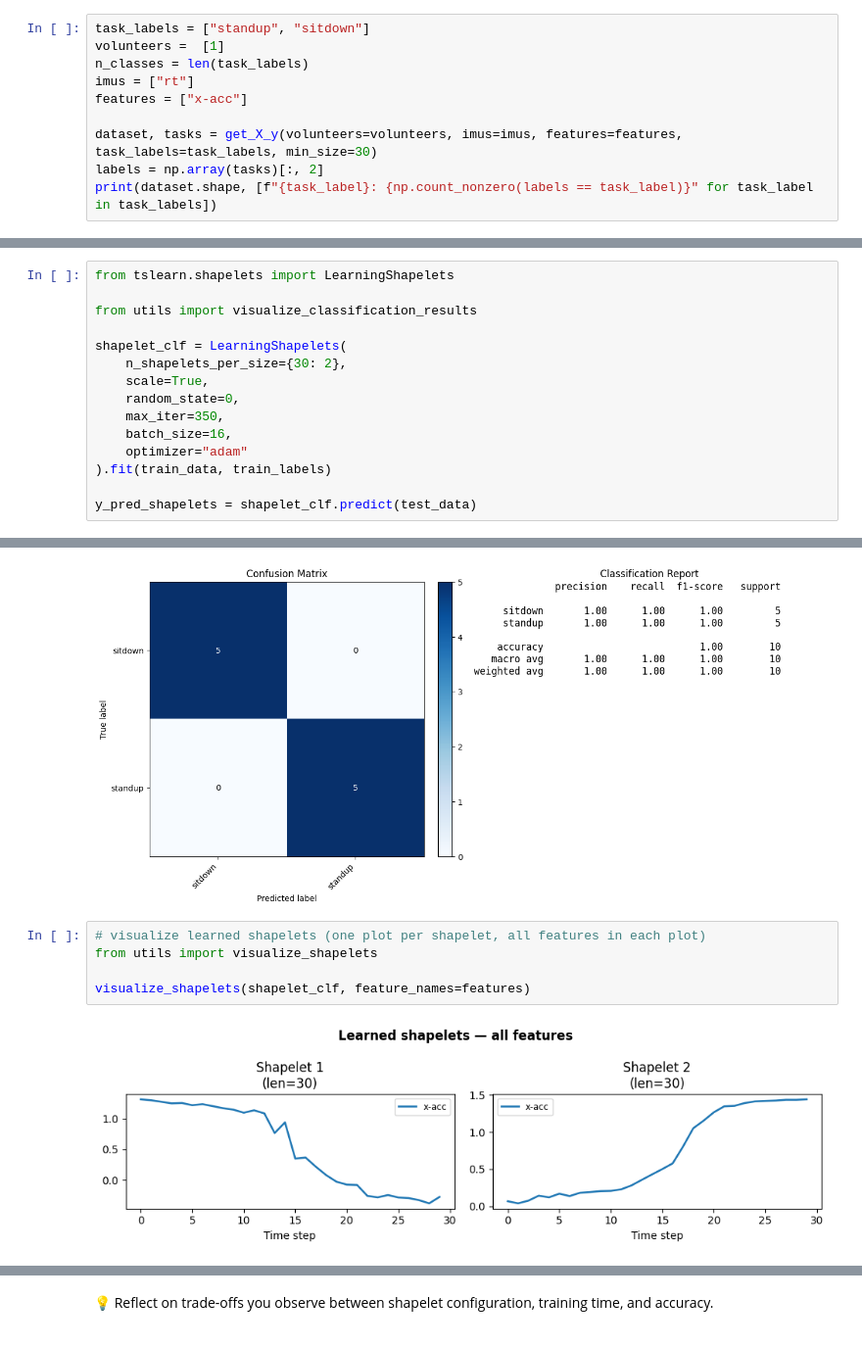
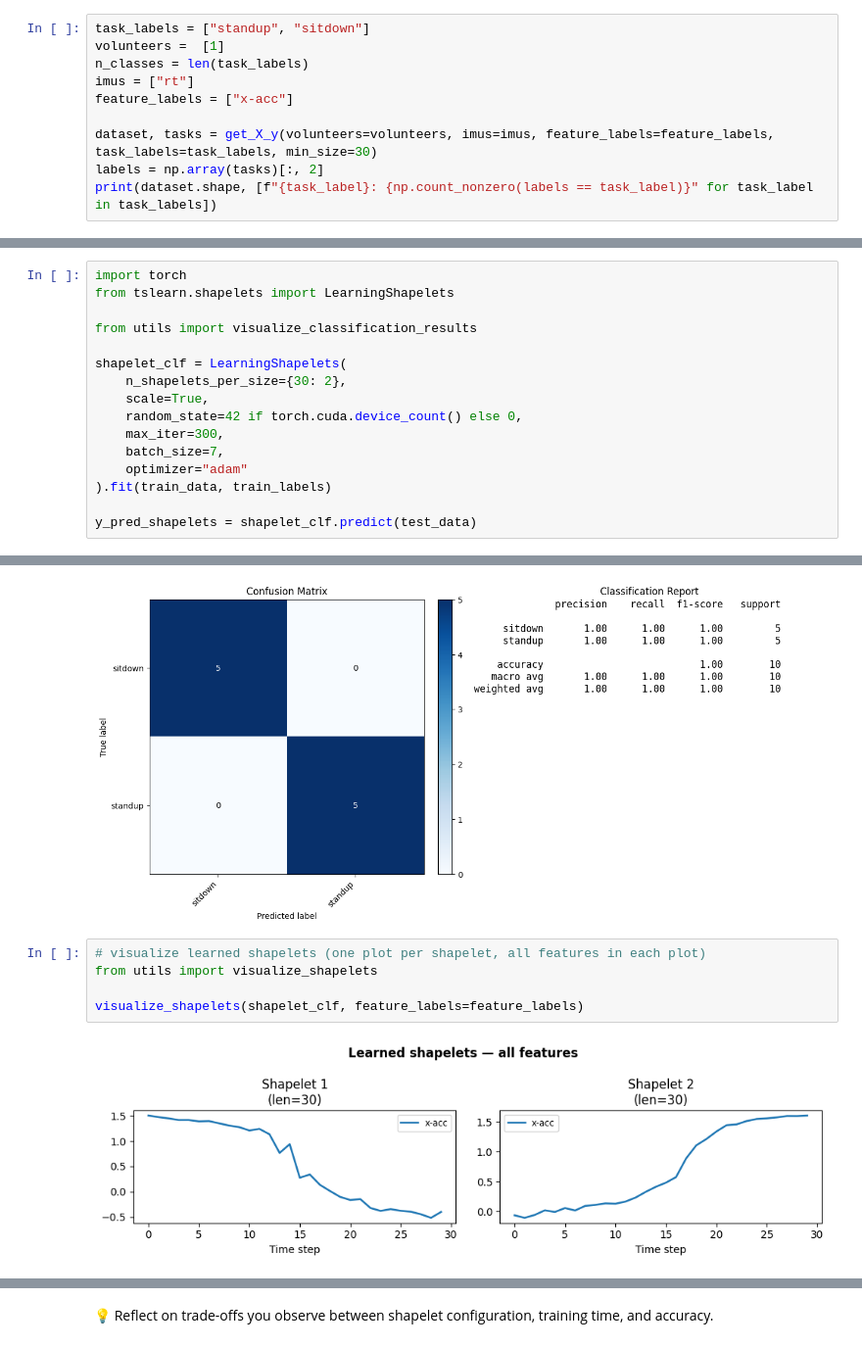
Before and after one commit to ia-p16/tslearn-workshop-2026, a Jupyter notebook: workshop_full.ipynb, the cells around one changed output, grey strips where cells are left out. Shown at 98% size. Drawn from its saved outputs; the diff is of its cells as text.

```diff
--- a/workshop_full.ipynb
+++ b/workshop_full.ipynb
@@ -375,9 +415,9 @@ task_labels = ["standup", "sitdown"]
 volunteers =  [1]
 n_classes = len(task_labels)
 imus = ["rt"]
-features = ["x-acc"]
+feature_labels = ["x-acc"]
 
-dataset, tasks = get_X_y(volunteers=volunteers, imus=imus, features=features, task_labels=task_labels, min_size=30)
+dataset, tasks = get_X_y(volunteers=volunteers, imus=imus, feature_labels=feature_labels, task_labels=task_labels, min_size=30)
 labels = np.array(tasks)[:, 2]
 print(dataset.shape, [f"{task_label}: {np.count_nonzero(labels == task_label)}" for task_label in task_labels])
 # %% [output]
@@ -417,4 +457,5 @@ Shorter shapelets capture brief, distinctive motions, longer shapelets capture e
 # %%
+import torch
 from tslearn.shapelets import LearningShapelets
 
 from utils import visualize_classification_results
@@ -422,9 +463,9 @@ from utils import visualize_classification_results
 shapelet_clf = LearningShapelets(
     n_shapelets_per_size={30: 2},
     scale=True,
-    random_state=0,
-    max_iter=350,
-    batch_size=16,
+    random_state=42 if torch.cuda.device_count() else 0,
+    max_iter=300,
+    batch_size=7,
     optimizer="adam"
 ).fit(train_data, train_labels)
 
@@ -436,10 +477,10 @@ visualize_classification_results(shapelet_clf, test_labels, y_pred_shapelets)
 # %%
 # visualize learned shapelets (one plot per shapelet, all features in each plot)
 from utils import visualize_shapelets
 
-visualize_shapelets(shapelet_clf, feature_names=features)
+visualize_shapelets(shapelet_clf, feature_labels=feature_labels)
 # %% [output]
-[figure, old version]
+[figure, new version]
 # %%
 from tslearn.preprocessing import TimeSeriesScalerMinMax
 
```
Also changed, not shown: parts of 44 cells of this notebook.
